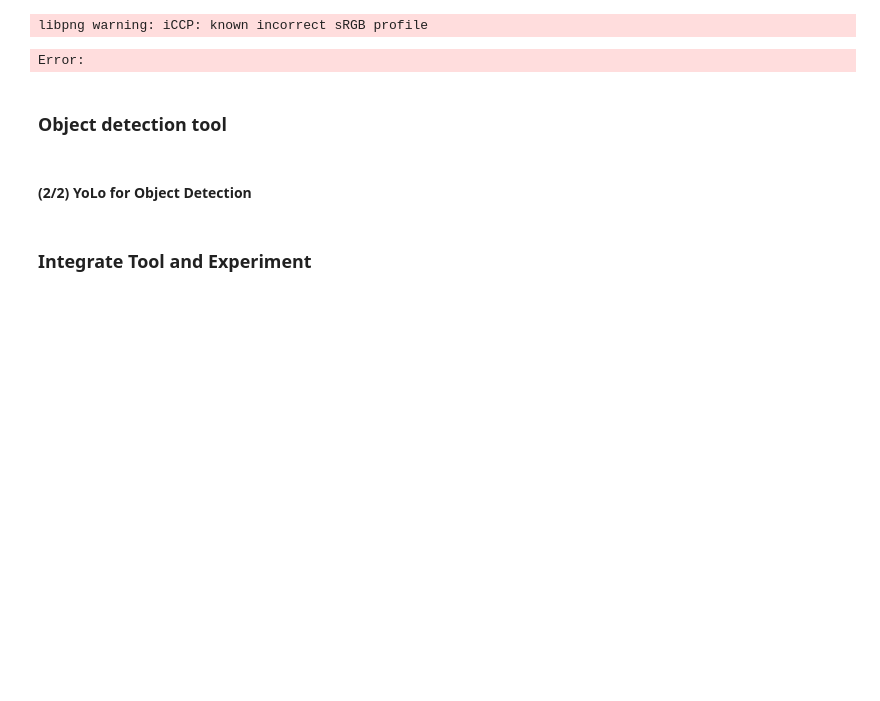
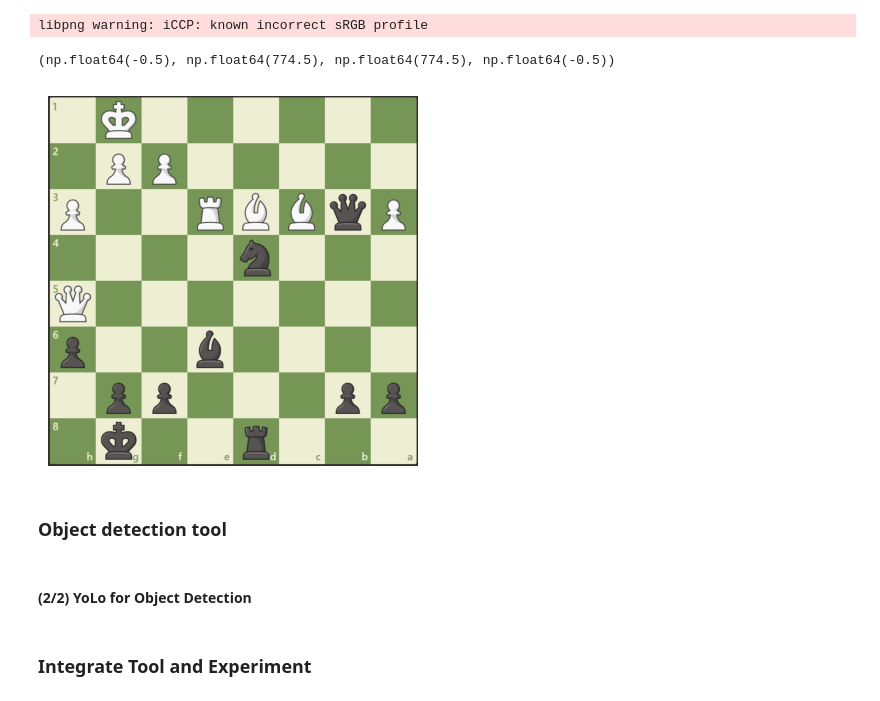
Before and after one commit to santiagoahl/chappi-bot, a Jupyter notebook: notebooks/tools_poc.ipynb, the cells around one changed output. Cells and saved outputs as stored; diff of their text form; code cells hidden in the pictures; blank space fills up the shorter version.

```diff
--- a/notebooks/tools_poc.ipynb
+++ b/notebooks/tools_poc.ipynb
@@ -208,9 +209,11 @@ orig = orig[:clip, :clip]
 # %% [output]
 libpng warning: iCCP: known incorrect sRGB profile
 # %%
-cv2.imshow("CHESS", cv2.cvtColor(orig, cv2.COLOR_BGR2RGB))
+plt.imshow(cv2.cvtColor(orig, cv2.COLOR_BGR2RGB))
+plt.axis("off")
 # %% [output]
-Error:
+(np.float64(-0.5), np.float64(774.5), np.float64(774.5), np.float64(-0.5))
+[figure, added]
 # %%
 
 # 2) prepare a tiny edge‐image for YOLO input
```
Also changed, not shown: parts of 5 cells of this notebook.
